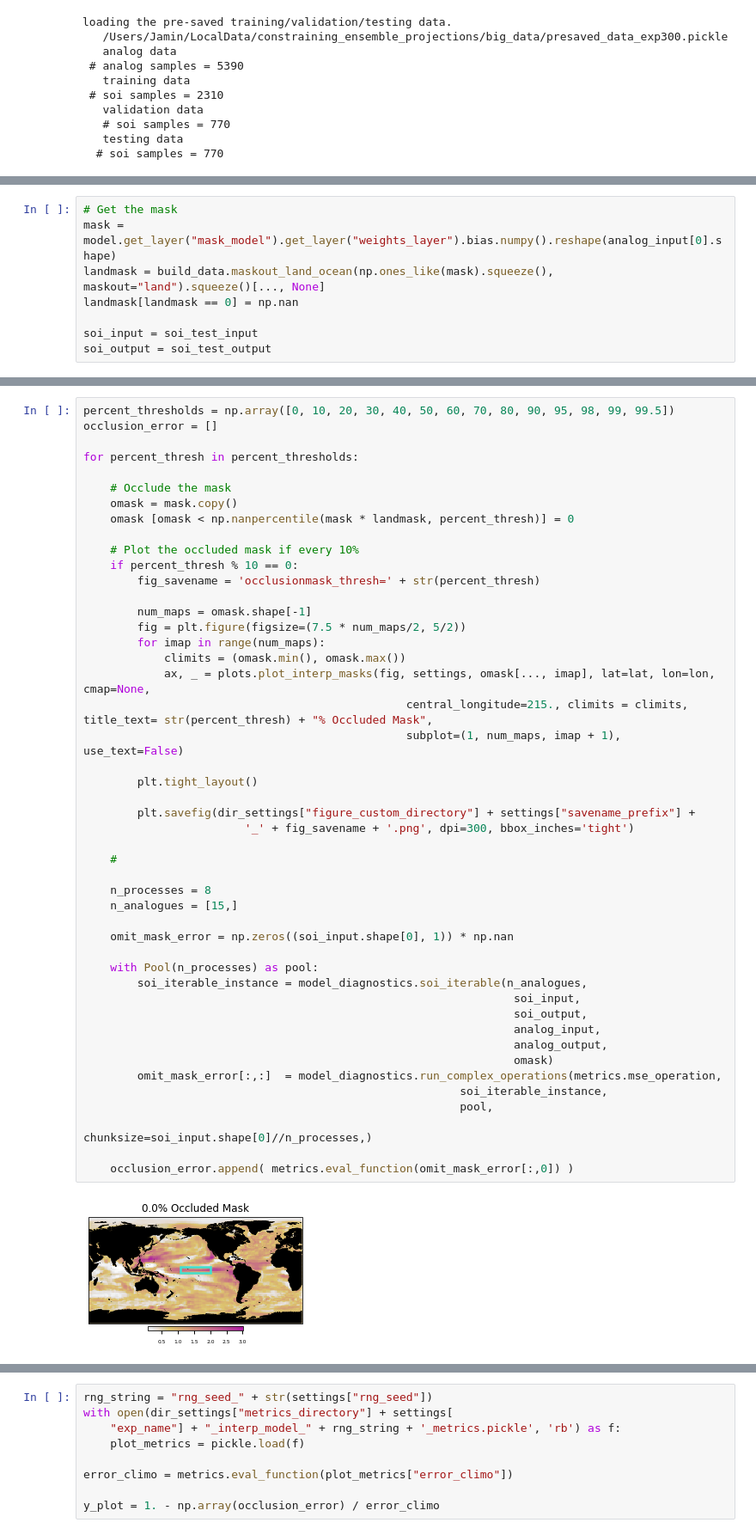
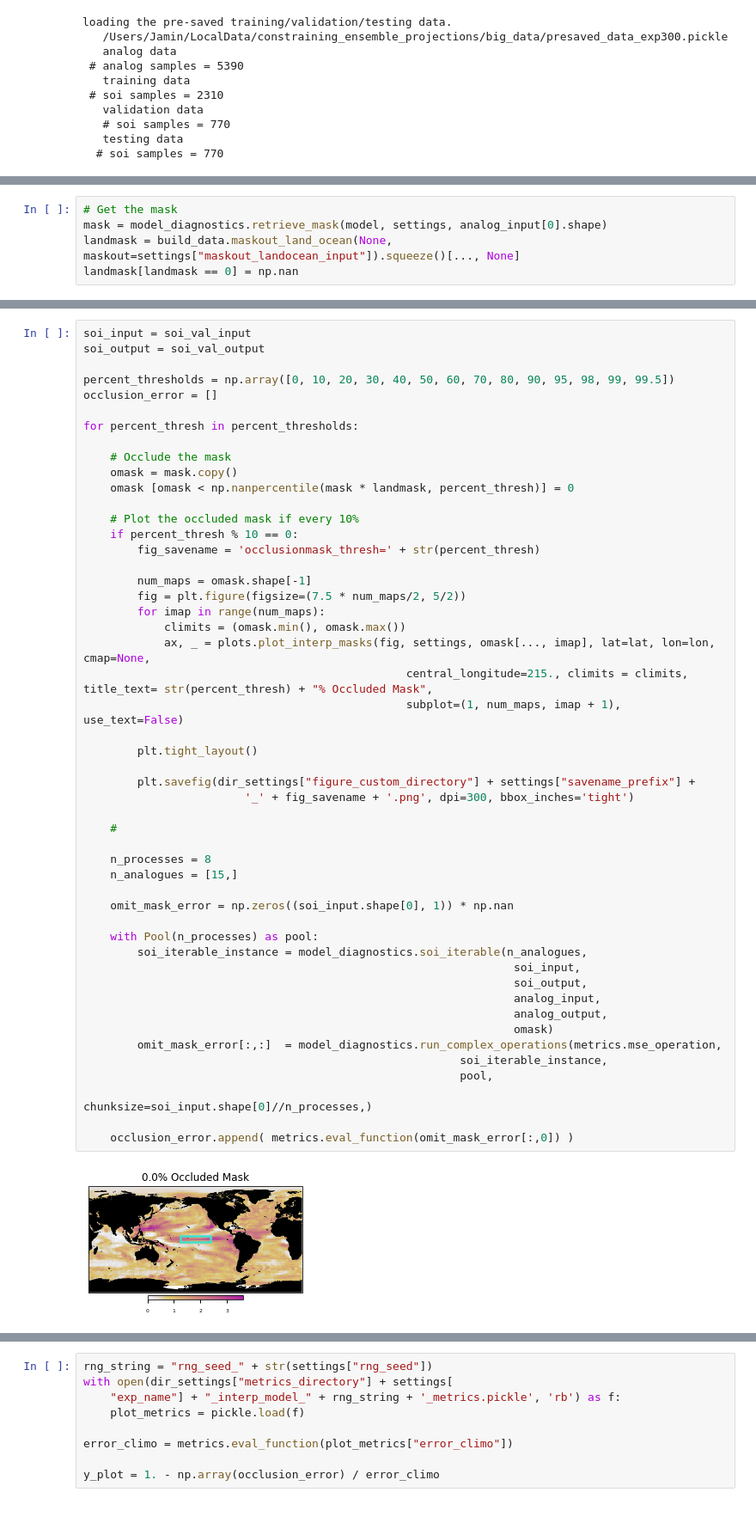
Before and after one commit to jaminrader/WeightedMaskAnalogForecasting2023, a Jupyter notebook: _make_custom_plots.ipynb, the cells around one changed output, grey strips where cells are left out. Shown at 86% size. Drawn from its saved outputs; the diff is of its cells as text.

```diff
--- a/_make_custom_plots.ipynb
+++ b/_make_custom_plots.ipynb
@@ -286,8 +66,5 @@ for plotmap, title, climits, cmap, plottype in zip(things_to_plot, titles, climi
 # %%
 # Get the mask
-mask = model.get_layer("mask_model").get_layer("weights_layer").bias.numpy().reshape(analog_input[0].shape)
-landmask = build_data.maskout_land_ocean(np.ones_like(mask).squeeze(), maskout="land").squeeze()[..., None]
+mask = model_diagnostics.retrieve_mask(model, settings, analog_input[0].shape)
+landmask = build_data.maskout_land_ocean(None, maskout=settings["maskout_landocean_input"]).squeeze()[..., None]
 landmask[landmask == 0] = np.nan
-
-soi_input = soi_test_input
-soi_output = soi_test_output
@@ -294,4 +73,7 @@ soi_output = soi_test_output
 # %%
+soi_input = soi_val_input
+soi_output = soi_val_output
+
 percent_thresholds = np.array([0, 10, 20, 30, 40, 50, 60, 70, 80, 90, 95, 98, 99, 99.5])
 occlusion_error = []
 
@@ -312,31 +94,31 @@ for percent_thresh in percent_thresholds:
             ax, _ = plots.plot_interp_masks(fig, settings, omask[..., imap], lat=lat, lon=lon, cmap=None,
                                                 central_longitude=215., climits = climits, title_text= str(percent_thresh) + "% Occluded Mask",
                                                 subplot=(1, num_maps, imap + 1), use_text=False)
 
         plt.tight_layout()
 
         plt.savefig(dir_settings["figure_custom_directory"] + settings["savename_prefix"] +
                         '_' + fig_savename + '.png', dpi=300, bbox_inches='tight')
 
     #
 
     n_processes = 8
     n_analogues = [15,]
 
     omit_mask_error = np.zeros((soi_input.shape[0], 1)) * np.nan
 
     with Pool(n_processes) as pool:
         soi_iterable_instance = model_diagnostics.soi_iterable(n_analogues,
                                                                 soi_input,
                                                                 soi_output,
                                                                 analog_input,
                                                                 analog_output,
                                                                 omask)
         omit_mask_error[:,:]  = model_diagnostics.run_complex_operations(metrics.mse_operation,
                                                         soi_iterable_instance,
                                                         pool,
                                                         chunksize=soi_input.shape[0]//n_processes,)
 
     occlusion_error.append( metrics.eval_function(omit_mask_error[:,0]) )
 # %% [output]
-[figure, old version]
+[figure, new version]
```
Also changed, not shown: parts of 63 cells of this notebook, 9 other files.
